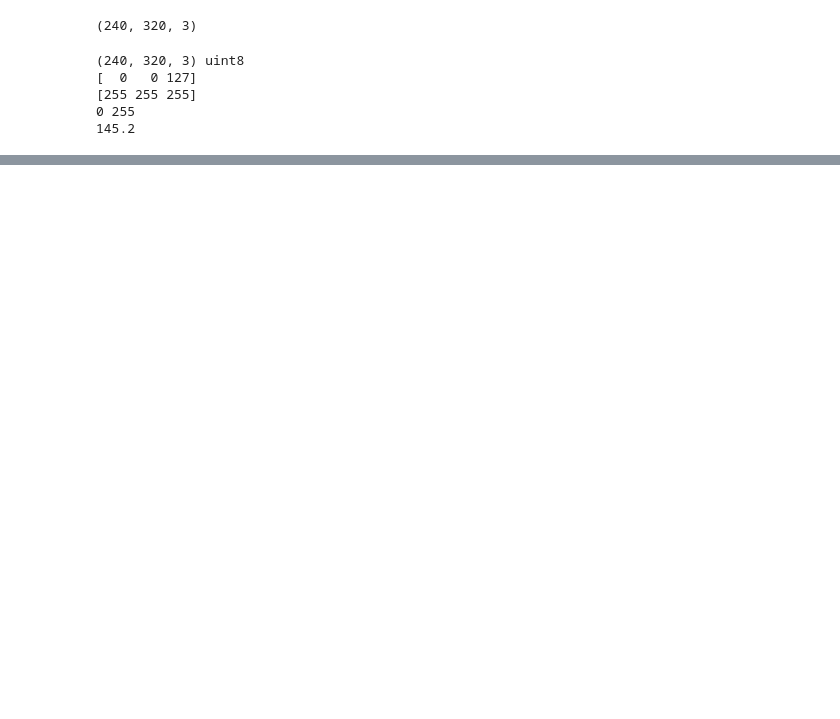
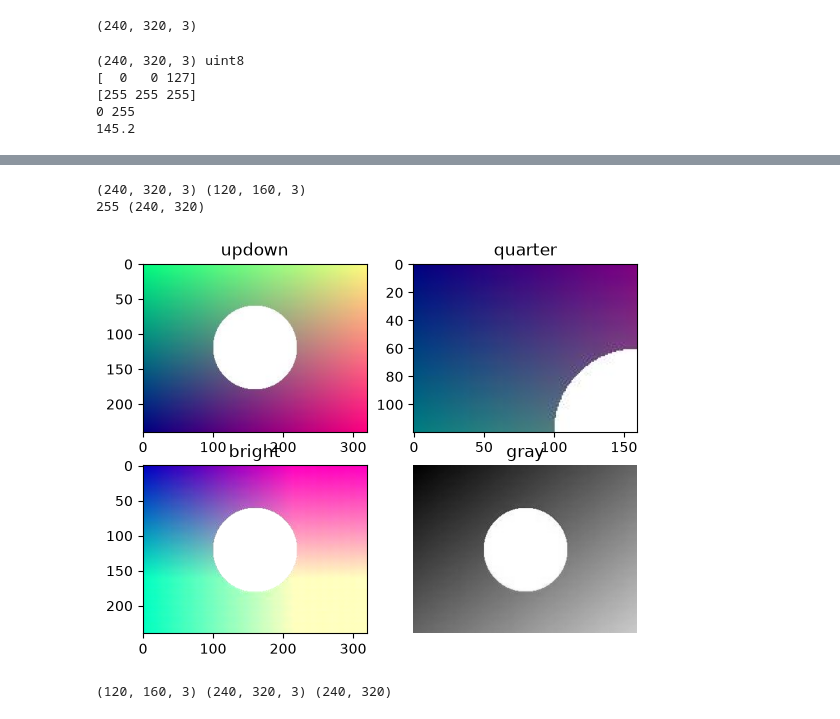
Before and after one commit to taesub0204/python, a Jupyter notebook: 2학기_딥러닝프로그래밍/week3/resize.ipynb, the cells around one changed output, grey strips where cells are left out. Saved outputs shown, nothing was run; the diff lists cells and outputs as text; code cells hidden in the pictures; blank space fills up the shorter version.

```diff
--- a/2학기_딥러닝프로그래밍/week3/resize.ipynb
+++ b/2학기_딥러닝프로그래밍/week3/resize.ipynb
@@ -49,0 +77,31 @@ SyntaxError: invalid syntax (3555198155.py, line 11)
+# %%
+#실습1 정답예시
+from PIL import Image
+import numpy as np
+a = np.array(Image.open("sample.jpg"))
+updown = a[::-1] # 상하반전
+quarter = a[:120, :160] # 왼쪽 위1/4
+bright = np.clip(a * 1.5, 0, 255).astype(np.uint8)
+#1.5배 밝게
+
+gray = a.mean(axis = 2).astype(np.uint8)
+#흑백
+
+
+print(updown.shape, quarter.shape)
+#(240, 320, 3) (120, 160, 3)
+
+print(bright.max(), gray.shape)
+# 255(240, 320)``
+
+pairs = [("updown", updown),("quarter",quarter),("bright",bright),("gray",gray)]
+for i, (name, im) in enumerate(pairs):
+    plt.subplot(2,2,i+1); plt.imshow(im, cmap = "gray"); plt.title(name);
+plt.axis("off")
+plt.show()
+print(crop.shape, flip.shape, gray.shape)
+# %% [output]
+(240, 320, 3) (120, 160, 3)
+255 (240, 320)
+[figure, added]
+(120, 160, 3) (240, 320, 3) (240, 320)
```
Also changed, not shown: parts of 2 cells of this notebook, 4 other files.
